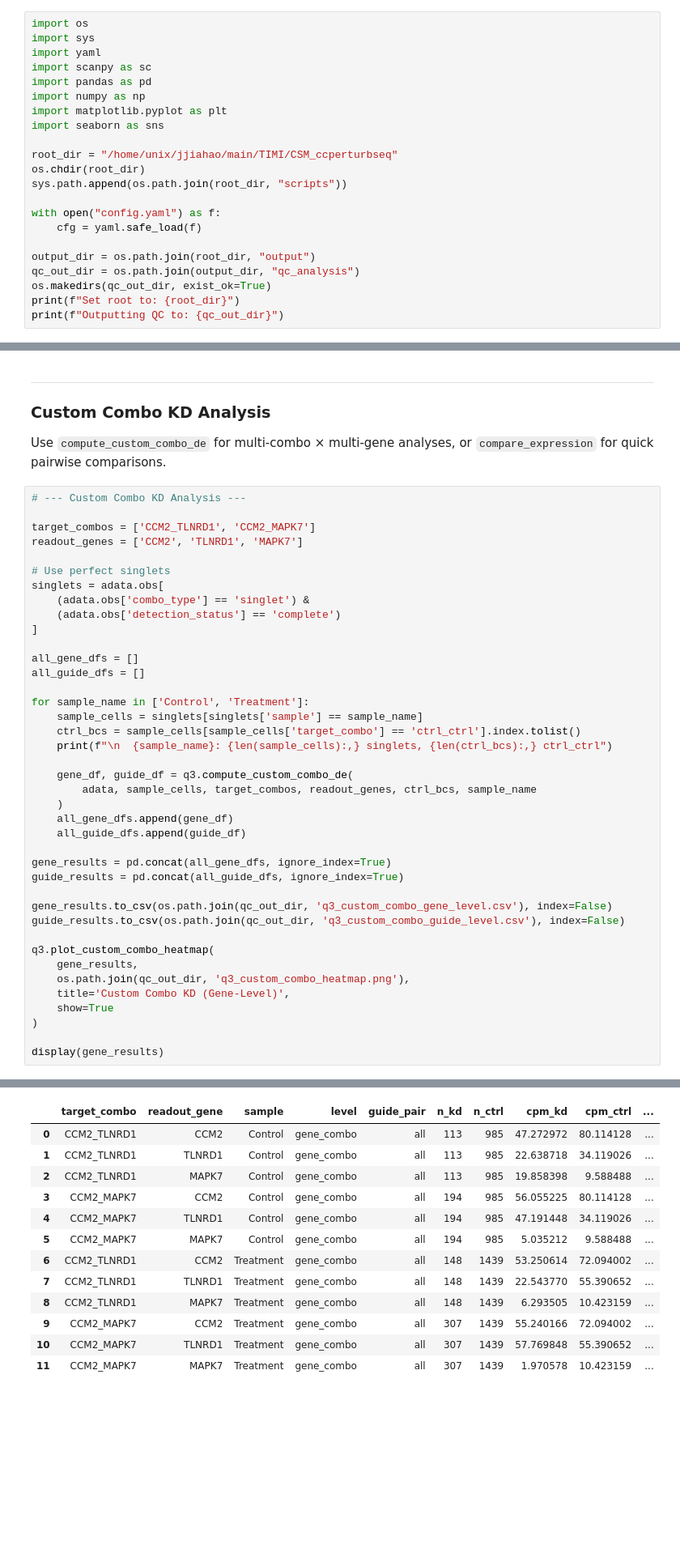
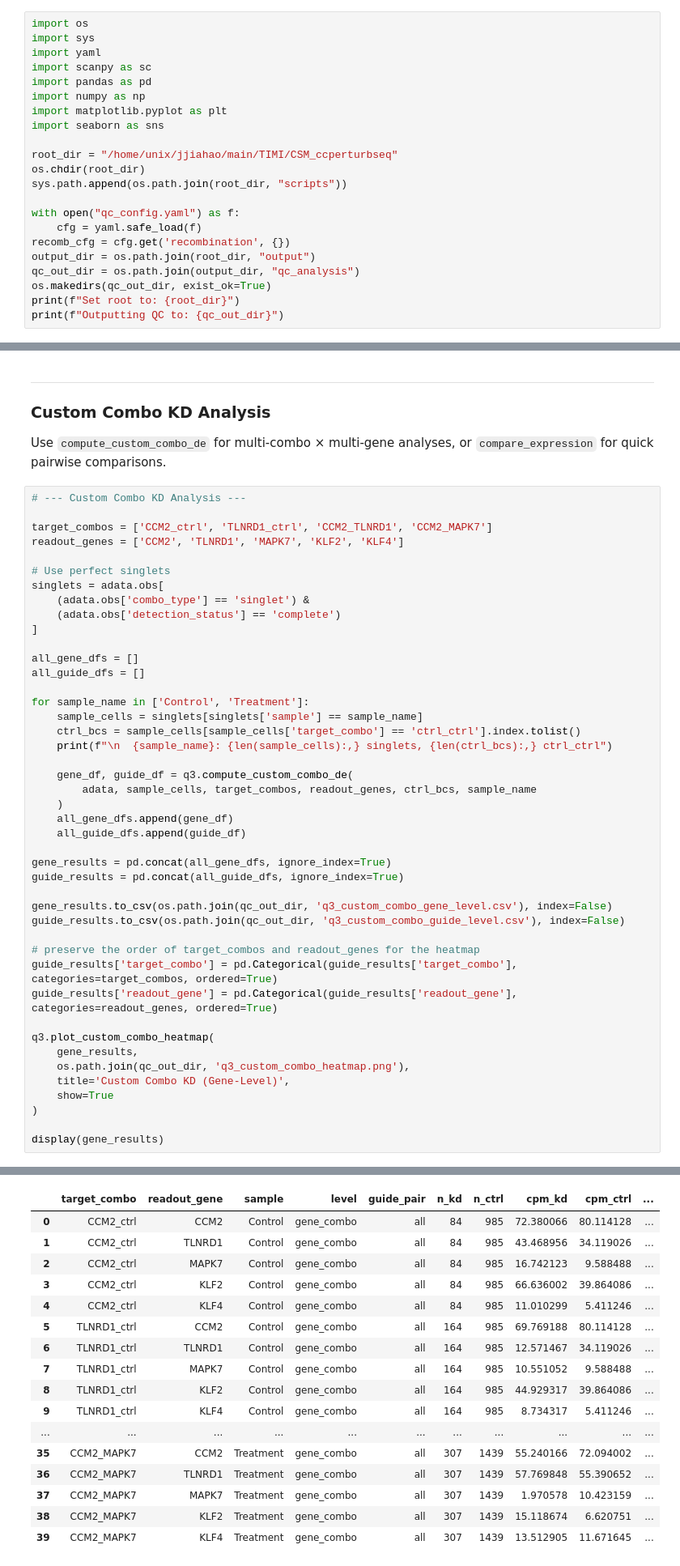
Before and after one commit to jhjiang2020/CSM_ccperturbseq, a Jupyter notebook: scripts/qc_analysis.ipynb, the cells around one changed output, grey strips where cells are left out. Shown at 81% size. Cells and saved outputs as stored; diff of their text form; blank space fills up the shorter version.

```diff
--- a/scripts/qc_analysis.ipynb
+++ b/scripts/qc_analysis.ipynb
@@ -27,9 +27,9 @@ root_dir = "/home/unix/jjiahao/main/TIMI/CSM_ccperturbseq"
 os.chdir(root_dir)
 sys.path.append(os.path.join(root_dir, "scripts"))
 
-with open("config.yaml") as f:
+with open("qc_config.yaml") as f:
     cfg = yaml.safe_load(f)
-
+recomb_cfg = cfg.get('recombination', {})
 output_dir = os.path.join(root_dir, "output")
 qc_out_dir = os.path.join(output_dir, "qc_analysis")
 os.makedirs(qc_out_dir, exist_ok=True)
@@ -579,8 +620,8 @@ Use `compute_custom_combo_de` for multi-combo × multi-gene analyses, or `compar
 # %%
 # --- Custom Combo KD Analysis ---
 
-target_combos = ['CCM2_TLNRD1', 'CCM2_MAPK7']
-readout_genes = ['CCM2', 'TLNRD1', 'MAPK7']
+target_combos = ['CCM2_ctrl', 'TLNRD1_ctrl', 'CCM2_TLNRD1', 'CCM2_MAPK7']
+readout_genes = ['CCM2', 'TLNRD1', 'MAPK7', 'KLF2', 'KLF4']
 
 # Use perfect singlets
 singlets = adata.obs[
@@ -608,6 +649,10 @@ guide_results = pd.concat(all_guide_dfs, ignore_index=True)
 gene_results.to_csv(os.path.join(qc_out_dir, 'q3_custom_combo_gene_level.csv'), index=False)
 guide_results.to_csv(os.path.join(qc_out_dir, 'q3_custom_combo_guide_level.csv'), index=False)
 
+# preserve the order of target_combos and readout_genes for the heatmap
+guide_results['target_combo'] = pd.Categorical(guide_results['target_combo'], categories=target_combos, ordered=True)
+guide_results['readout_gene'] = pd.Categorical(guide_results['readout_gene'], categories=readout_genes, ordered=True)
+
 q3.plot_custom_combo_heatmap(
     gene_results,
     os.path.join(qc_out_dir, 'q3_custom_combo_heatmap.png'),
@@ -625,16 +670,20 @@ display(gene_results)
 |  | target_combo | readout_gene | sample | level | guide_pair | n_kd | n_ctrl | cpm_kd | cpm_ctrl | ... |
-| 0 | CCM2_TLNRD1 | CCM2 | Control | gene_combo | all | 113 | 985 | 47.272972 | 80.114128 | ... |
-| 1 | CCM2_TLNRD1 | TLNRD1 | Control | gene_combo | all | 113 | 985 | 22.638718 | 34.119026 | ... |
-| 2 | CCM2_TLNRD1 | MAPK7 | Control | gene_combo | all | 113 | 985 | 19.858398 | 9.588488 | ... |
-| 3 | CCM2_MAPK7 | CCM2 | Control | gene_combo | all | 194 | 985 | 56.055225 | 80.114128 | ... |
-| 4 | CCM2_MAPK7 | TLNRD1 | Control | gene_combo | all | 194 | 985 | 47.191448 | 34.119026 | ... |
-| 5 | CCM2_MAPK7 | MAPK7 | Control | gene_combo | all | 194 | 985 | 5.035212 | 9.588488 | ... |
-| 6 | CCM2_TLNRD1 | CCM2 | Treatment | gene_combo | all | 148 | 1439 | 53.250614 | 72.094002 | ... |
-| 7 | CCM2_TLNRD1 | TLNRD1 | Treatment | gene_combo | all | 148 | 1439 | 22.543770 | 55.390652 | ... |
-| 8 | CCM2_TLNRD1 | MAPK7 | Treatment | gene_combo | all | 148 | 1439 | 6.293505 | 10.423159 | ... |
-| 9 | CCM2_MAPK7 | CCM2 | Treatment | gene_combo | all | 307 | 1439 | 55.240166 | 72.094002 | ... |
-| 10 | CCM2_MAPK7 | TLNRD1 | Treatment | gene_combo | all | 307 | 1439 | 57.769848 | 55.390652 | ... |
-| 11 | CCM2_MAPK7 | MAPK7 | Treatment | gene_combo | all | 307 | 1439 | 1.970578 | 10.423159 | ... |
+| 0 | CCM2_ctrl | CCM2 | Control | gene_combo | all | 84 | 985 | 72.380066 | 80.114128 | ... |
+| 1 | CCM2_ctrl | TLNRD1 | Control | gene_combo | all | 84 | 985 | 43.468956 | 34.119026 | ... |
+| 2 | CCM2_ctrl | MAPK7 | Control | gene_combo | all | 84 | 985 | 16.742123 | 9.588488 | ... |
+| 3 | CCM2_ctrl | KLF2 | Control | gene_combo | all | 84 | 985 | 66.636002 | 39.864086 | ... |
+| 4 | CCM2_ctrl | KLF4 | Control | gene_combo | all | 84 | 985 | 11.010299 | 5.411246 | ... |
+| 5 | TLNRD1_ctrl | CCM2 | Control | gene_combo | all | 164 | 985 | 69.769188 | 80.114128 | ... |
+| 6 | TLNRD1_ctrl | TLNRD1 | Control | gene_combo | all | 164 | 985 | 12.571467 | 34.119026 | ... |
+| 7 | TLNRD1_ctrl | MAPK7 | Control | gene_combo | all | 164 | 985 | 10.551052 | 9.588488 | ... |
+| 8 | TLNRD1_ctrl | KLF2 | Control | gene_combo | all | 164 | 985 | 44.929317 | 39.864086 | ... |
+| 9 | TLNRD1_ctrl | KLF4 | Control | gene_combo | all | 164 | 985 | 8.734317 | 5.411246 | ... |
+| ... | ... | ... | ... | ... | ... | ... | ... | ... | ... | ... |
+| 35 | CCM2_MAPK7 | CCM2 | Treatment | gene_combo | all | 307 | 1439 | 55.240166 | 72.094002 | ... |
+| 36 | CCM2_MAPK7 | TLNRD1 | Treatment | gene_combo | all | 307 | 1439 | 57.769848 | 55.390652 | ... |
+| 37 | CCM2_MAPK7 | MAPK7 | Treatment | gene_combo | all | 307 | 1439 | 1.970578 | 10.423159 | ... |
+| 38 | CCM2_MAPK7 | KLF2 | Treatment | gene_combo | all | 307 | 1439 | 15.118674 | 6.620751 | ... |
+| 39 | CCM2_MAPK7 | KLF4 | Treatment | gene_combo | all | 307 | 1439 | 13.512905 | 11.671645 | ... |
 # %% [markdown]
 ### `compare_expression` — General-Purpose Comparison Utility
 
```
Also changed, not shown: parts of 14 cells of this notebook, 8 other files.
